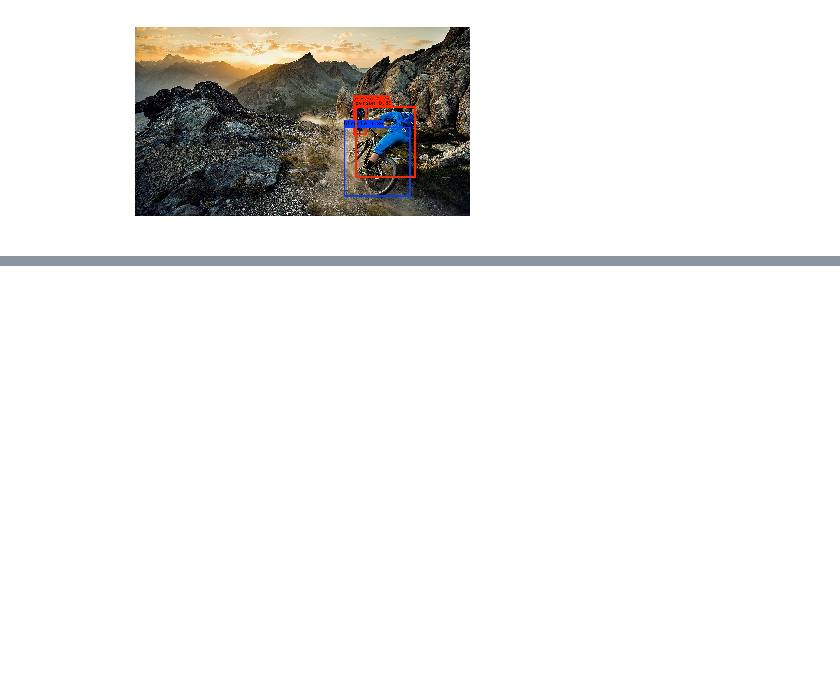
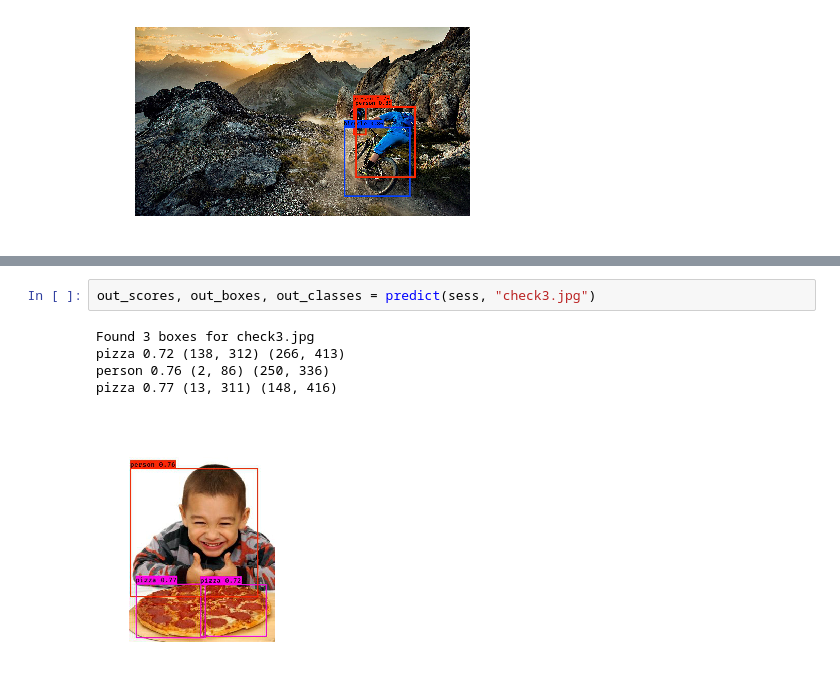
Before and after one commit to manankshastri/Object-Detection, a Jupyter notebook: ObjectDetection-YoloV2.ipynb, the cells around one changed output, grey strips where cells are left out. Drawn from its saved outputs; the diff is of its cells as text; blank space fills up the shorter version.

```diff
--- a/ObjectDetection-YoloV2.ipynb
+++ b/ObjectDetection-YoloV2.ipynb
@@ -347,0 +356,8 @@ person 0.89 (1263, 452) (1609, 864)
+# %%
+out_scores, out_boxes, out_classes = predict(sess, "check3.jpg")
+# %% [output]
+Found 3 boxes for check3.jpg
+pizza 0.72 (138, 312) (266, 413)
+person 0.76 (2, 86) (250, 336)
+pizza 0.77 (13, 311) (148, 416)
+[figure, added]
```
Also changed, not shown: parts of 3 cells of this notebook, 8 other files.
